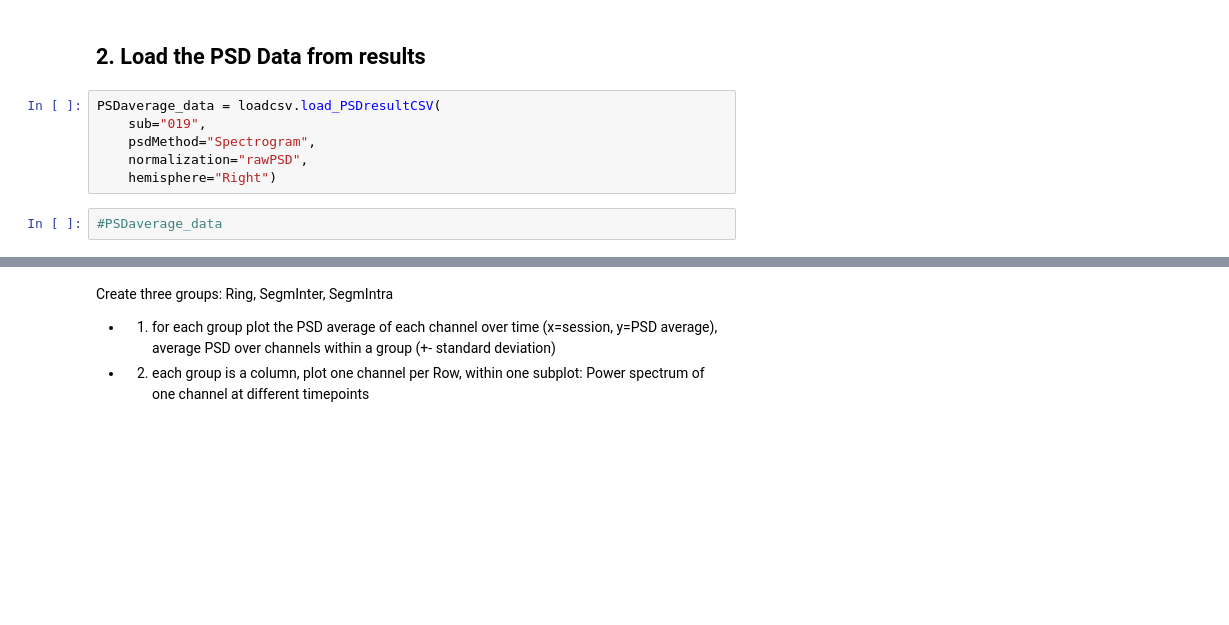
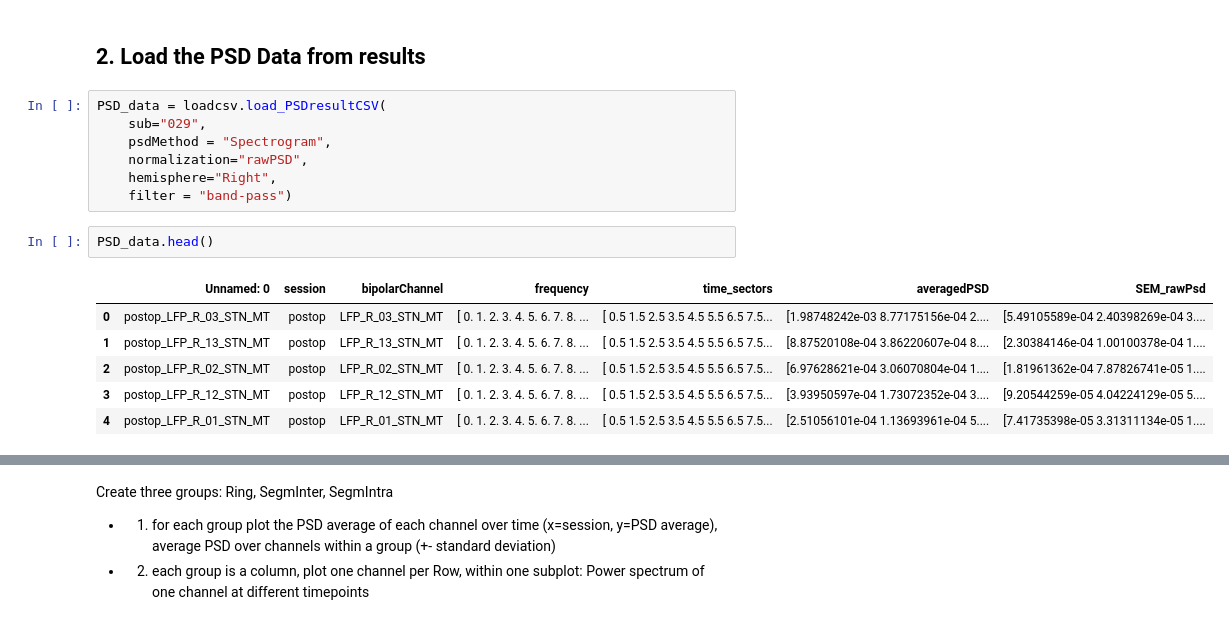
Before and after one commit to JKBehnke/BetaSenSightLongterm, a Jupyter notebook: code/notebooks/LongitudinalBetaAnalysis.ipynb, the cells around one changed output, grey strips where cells are left out. Saved outputs shown, nothing was run; the diff lists cells and outputs as text; blank space fills up the shorter version.

```diff
--- a/code/notebooks/LongitudinalBetaAnalysis.ipynb
+++ b/code/notebooks/LongitudinalBetaAnalysis.ipynb
@@ -163,10 +163,18 @@ Ready.
 # %% [markdown]
 ## 2. Load the PSD Data from results
 # %%
-PSDaverage_data = loadcsv.load_PSDresultCSV(
-    sub="019",
-    psdMethod="Spectrogram",
+PSD_data = loadcsv.load_PSDresultCSV(
+    sub="029",
+    psdMethod = "Spectrogram",
     normalization="rawPSD",
-    hemisphere="Right")
+    hemisphere="Right",
+    filter = "band-pass")
-# %%
-#PSDaverage_data
+# %%
+PSD_data.head()
+# %% [output]
+|  | Unnamed: 0 | session | bipolarChannel | frequency | time_sectors | averagedPSD | SEM_rawPsd |
+| 0 | postop_LFP_R_03_STN_MT | postop | LFP_R_03_STN_MT | [ 0. 1. 2. 3. 4. 5. 6. 7. 8. ... | [ 0.5 1.5 2.5 3.5 4.5 5.5 6.5 7.5... | [1.98748242e-03 8.77175156e-04 2.... | [5.49105589e-04 2.40398269e-04 3.... |
+| 1 | postop_LFP_R_13_STN_MT | postop | LFP_R_13_STN_MT | [ 0. 1. 2. 3. 4. 5. 6. 7. 8. ... | [ 0.5 1.5 2.5 3.5 4.5 5.5 6.5 7.5... | [8.87520108e-04 3.86220607e-04 8.... | [2.30384146e-04 1.00100378e-04 1.... |
+| 2 | postop_LFP_R_02_STN_MT | postop | LFP_R_02_STN_MT | [ 0. 1. 2. 3. 4. 5. 6. 7. 8. ... | [ 0.5 1.5 2.5 3.5 4.5 5.5 6.5 7.5... | [6.97628621e-04 3.06070804e-04 1.... | [1.81961362e-04 7.87826741e-05 1.... |
+| 3 | postop_LFP_R_12_STN_MT | postop | LFP_R_12_STN_MT | [ 0. 1. 2. 3. 4. 5. 6. 7. 8. ... | [ 0.5 1.5 2.5 3.5 4.5 5.5 6.5 7.5... | [3.93950597e-04 1.73072352e-04 3.... | [9.20544259e-05 4.04224129e-05 5.... |
+| 4 | postop_LFP_R_01_STN_MT | postop | LFP_R_01_STN_MT | [ 0. 1. 2. 3. 4. 5. 6. 7. 8. ... | [ 0.5 1.5 2.5 3.5 4.5 5.5 6.5 7.5... | [2.51056101e-04 1.13693961e-04 5.... | [7.41735398e-05 3.31311134e-05 1.... |
```
Also changed, not shown: parts of 8 cells of this notebook.
